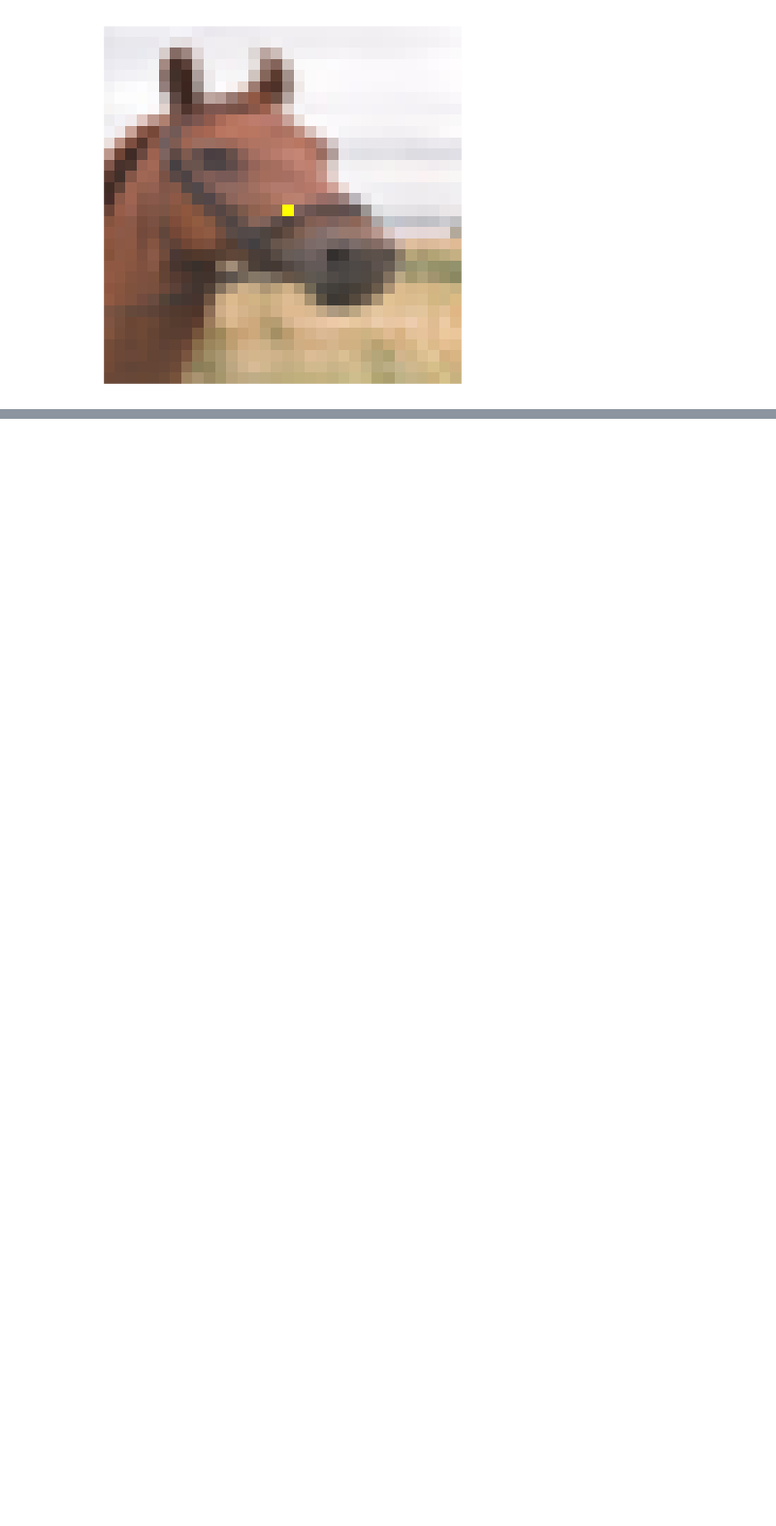
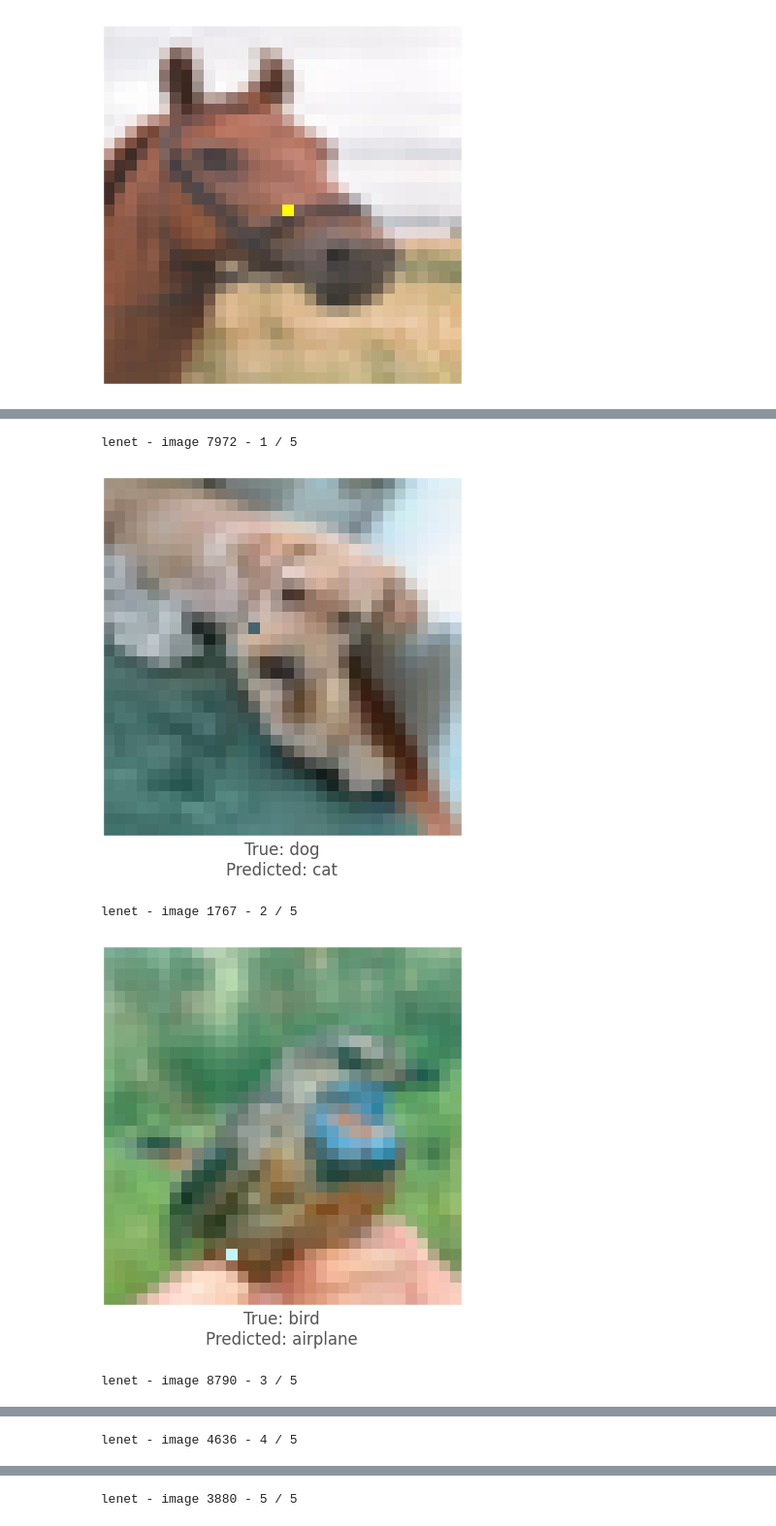
Before and after one commit to VictorAJM/onePixelAttack, a Jupyter notebook: onePixelAttack.ipynb, the cells around one changed output, grey strips where cells are left out. Shown at 97% size. Cells and saved outputs as stored; diff of their text form; code cells hidden in the pictures; blank space fills up the shorter version.

```diff
--- a/onePixelAttack.ipynb
+++ b/onePixelAttack.ipynb
@@ -154,9 +134,3 @@ def attack(img_id, model, target=None, pixel_count=1,
     helper.plot_image(attack_image, actual_class, class_names, predicted_class)
 
     return [model.name, pixel_count, img_id, actual_class, predicted_class, success, cdiff, prior_probs, predicted_probs, attack_result.x]
-# %%
-image_id = 108
-pixels = 1 # Number of pixels to attack
-model = resnet
-
-_ = attack(image_id, model, pixel_count=pixels, verbose=True)
@@ -182,27 +137,19 @@ Confidence: 0.94906586
 # %%
-def attack_all(models, samples=500, pixels=[1], targeted=False,
-               maxiter=75, popsize=400, verbose=False):
+def attack_all(model=lenet, maxiter=75, popsize=400, verbose=False):
     results = []
-    for model in models:
-        model_results = []
-        valid_imgs = correct_imgs[correct_imgs.name == model.name].img
-        img_samples = np.random.choice(valid_imgs, samples, replace=False)
 
-        for pixel_count in pixels:
-            for i, img_id in enumerate(img_samples):
-                print('\n', model.name, '- image', img_id, '-', i+1, '/', len(img_samples))
-                targets = [None] if not targeted else range(10)
+    model_results = []
+    valid_imgs = correct_imgs[correct_imgs.name == model.name].img
 
-                for target in targets:
-                    if targeted:
-                        print('Attacking with target', class_names[target])
-                        if target == y_test[img_id, 0]:
-                            continue
-                    result = attack(img_id, model, target, pixel_count,
-                                    maxiter=maxiter, popsize=popsize,
-                                    verbose=verbose)
-                    model_results.append(result)
+    img_samples = np.random.choice(valid_imgs, 5, replace=False)
+    #img_samples = np.random.choice(valid_imgs, 1000, replace=False)
+    for i, img_id in enumerate(img_samples):
+        print('\n', model.name, '- image', img_id, '-', i+1, '/', len(img_samples))
 
-        results += model_results
-        helper.checkpoint(results, targeted)
+        result = attack(img_id, model, None, 1,
+                        maxiter=maxiter, popsize=popsize,
+                        verbose=verbose)
+        model_results.append(result)
+
+    results += model_results
     return results
@@ -371,0 +156,8 @@ Attacking with target frog
+# %%
+untargeted = attack_all(model=lenet)
+# %% [output]
+ lenet - image 7972 - 1 / 5
+[figure, added]
+ lenet - image 1767 - 2 / 5
+[figure, added]
+ lenet - image 8790 - 3 / 5
@@ -371,0 +165 @@ Attacking with target frog
+ lenet - image 4636 - 4 / 5
@@ -371,0 +167 @@ Attacking with target frog
+ lenet - image 3880 - 5 / 5
```
Also changed, not shown: parts of 16 cells of this notebook, 3 other files.
